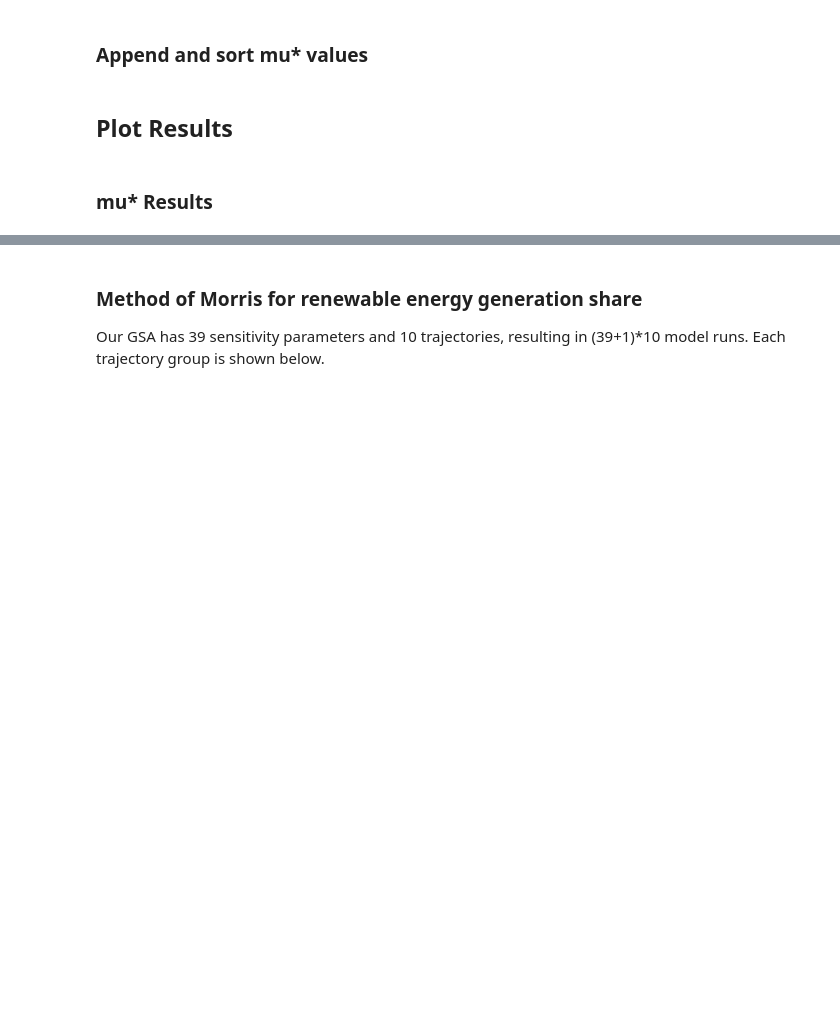
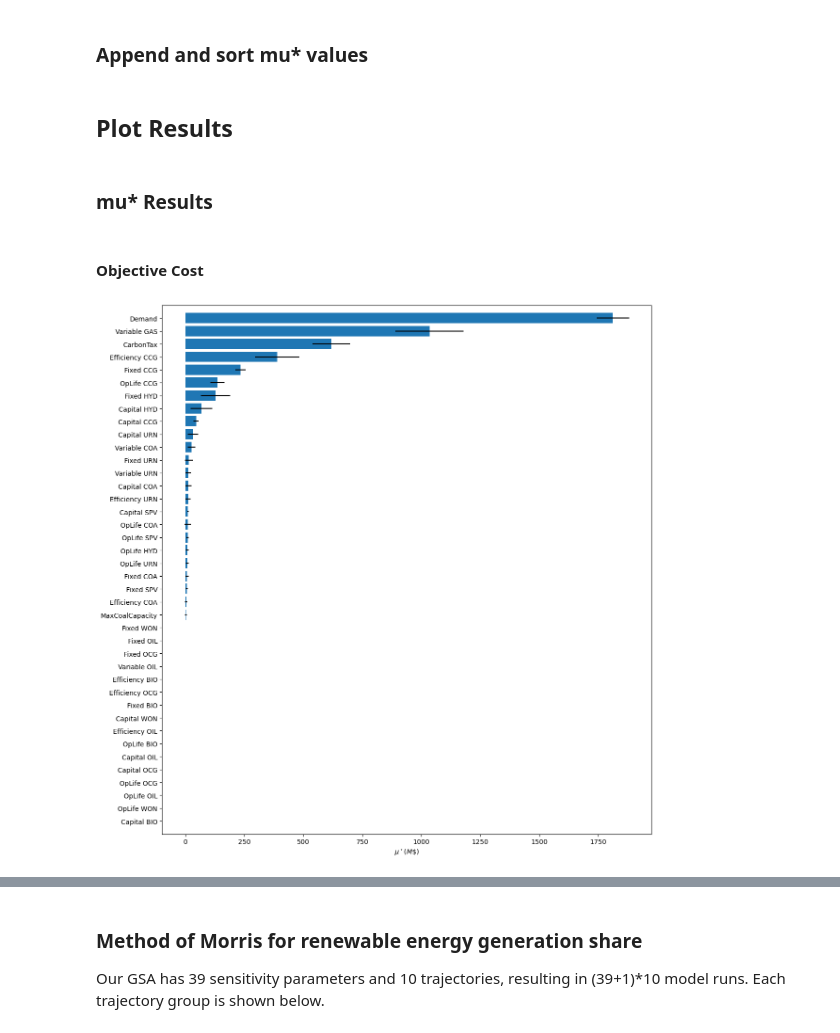
Before and after one commit to KTH-dESA/esom_gsa, a Jupyter notebook: paper/Model_Three/model_three.ipynb, the cells around one changed output, grey strips where cells are left out. Saved outputs shown, nothing was run; the diff lists cells and outputs as text; code cells hidden in the pictures; blank space fills up the shorter version.

```diff
--- a/paper/Model_Three/model_three.ipynb
+++ b/paper/Model_Three/model_three.ipynb
@@ -203,5 +212,9 @@ for label in ax.xaxis.get_ticklabels()[1::2]:
 ## Read in GSA Results
 # %% [markdown]
 ### Objective cost
+# %%
+cost_results = pd.read_csv('./GSA/Results/SA_objective.csv')
+cost_results.columns.values[0]='names'
+cost_results = cost_results.sort_values(['mu_star'], ascending=True)
 # %% [markdown]
 ### Model period emissions
@@ -213,3 +254,35 @@ for label in ax.xaxis.get_ticklabels()[1::2]:
 ## Plot Results
 # %% [markdown]
 ### mu* Results
+# %%
+def plot_mu_star(data, xlabel):
+    data['names'] = data['names'].map(lambda x: x.replace("_"," "))
+    labels = list(data['names'].unique())
+    mu_star = data['mu_star'].to_list()
+    mu_star_conf = data['mu_star_conf'].to_list()
+    y = np.arange(len(labels))
+
+    fig, ax = plt.subplots(figsize=(12,12))
+    m_plt = ax.barh(
+        y = y,
+        width=mu_star,
+        xerr=mu_star_conf,
+        align="center",
+        ecolor="black",
+    )
+
+    y_pos = np.arange(len(mu_star))
+    ax.set_yticks(y_pos)
+    lables = labels
+    ax.set_yticklabels(labels)
+    ax.set_xlabel(xlabel)
+
+    ax.set_ylim(min(y_pos) - 1, max(y_pos) + 1)
+
+    fig.tight_layout()
+# %% [markdown]
+#### Objective Cost
+# %%
+plot_mu_star(cost_results, r"$\mu^\star (M\$)$")
+# %% [output]
+[figure, added]
```
Also changed, not shown: parts of 30 cells of this notebook, 42 other files.
